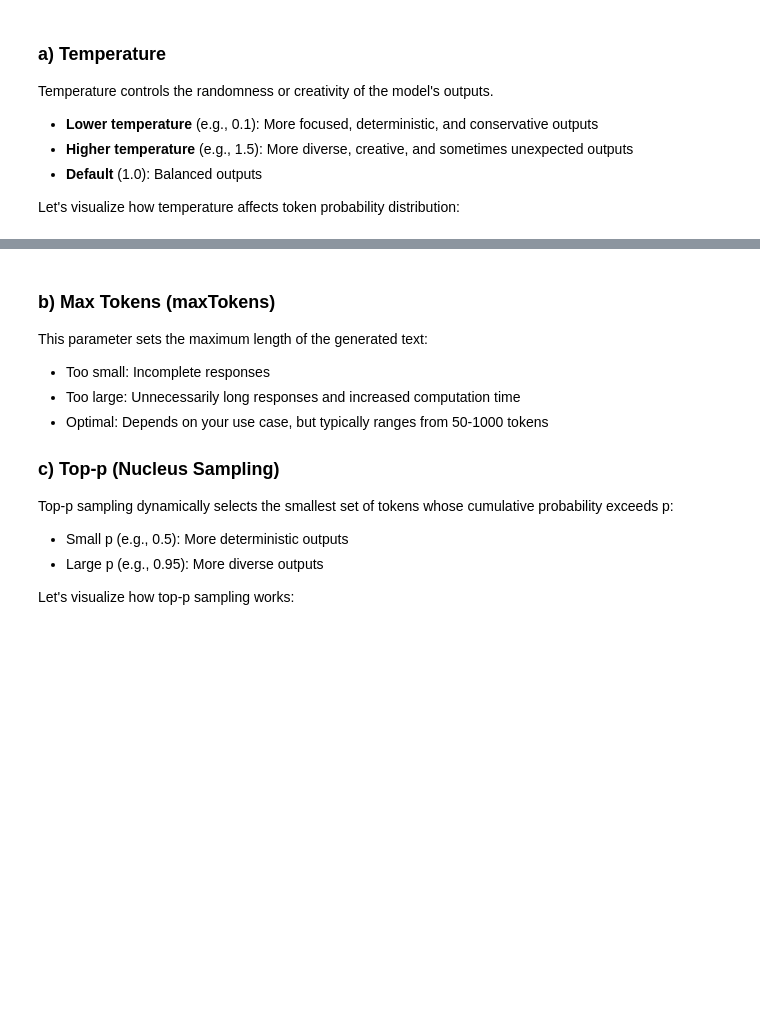
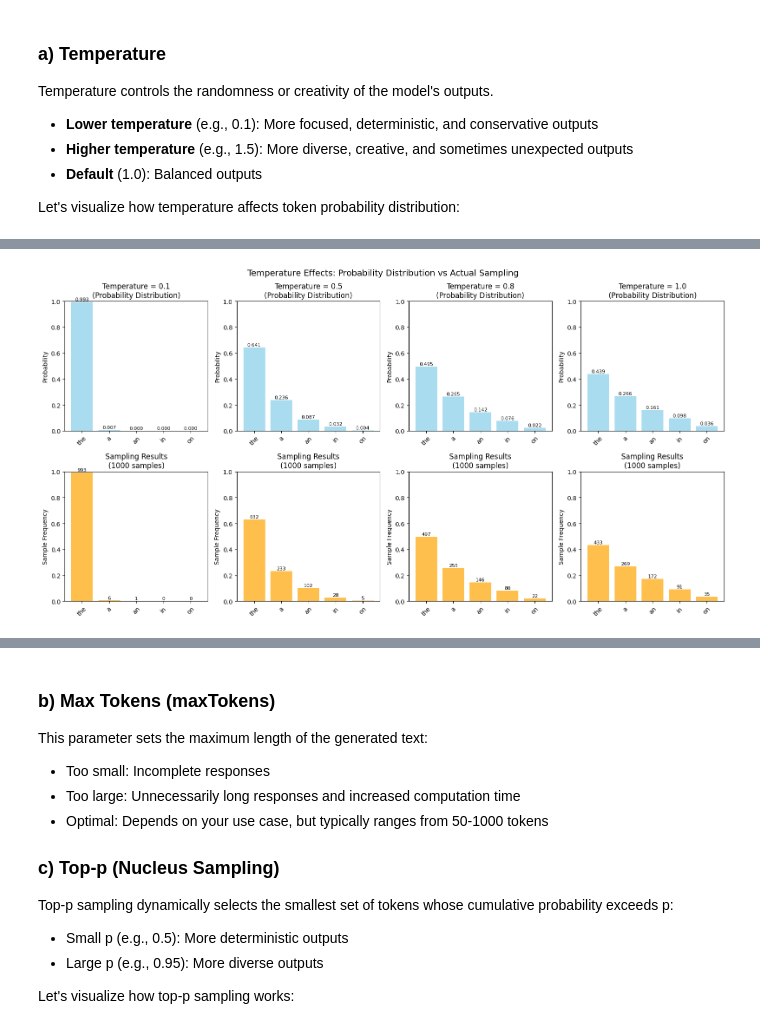
Before and after one commit to puria-izady/mastering-generative-ai, a Jupyter notebook: lab_4_llm/Lab4_Bedrock.ipynb, the cells around one changed output, grey strips where cells are left out. Cells and saved outputs as stored; diff of their text form; code cells hidden in the pictures; blank space fills up the shorter version.

```diff
--- a/lab_4_llm/Lab4_Bedrock.ipynb
+++ b/lab_4_llm/Lab4_Bedrock.ipynb
@@ -341,0 +318,73 @@ plt.show()
+# %%
+import numpy as np
+import matplotlib.pyplot as plt
+from collections import Counter
+
+# Example logits (raw model outputs before softmax)
+logits = np.array([2.0, 1.5, 1.0, 0.5, -0.5])
+token_names = ["the", "a", "an", "in", "on"]
+
+temperatures = [0.1, 0.5, 0.8, 1.0]
+n_samples = 1000  # Number of samples to draw for each temperature
+
+fig, axes = plt.subplots(2, 4, figsize=(16, 8))
+
+for i, temp in enumerate(temperatures):
+    # Apply temperature scaling and softmax (FIXED: removed the *0.5)
+    scaled_logits = logits / temp
+    probs = np.exp(scaled_logits) / np.sum(np.exp(scaled_logits))
+
+    # Top subplot: Show probability distributions
+    axes[0, i].bar(token_names, probs, alpha=0.7, color='skyblue')
+    axes[0, i].set_title(f"Temperature = {temp}\n(Probability Distribution)")
+    axes[0, i].set_ylabel("Probability")
+    axes[0, i].set_ylim(0, 1)
+    axes[0, i].tick_params(axis='x', rotation=45)
+
+    # Add probability values on top of bars
+    for j, prob in enumerate(probs):
+        axes[0, i].text(j, prob + 0.01, f'{prob:.3f}', ha='center', fontsize=8)
+
+    # Bottom subplot: Show sampling results (the randomness!)
+    samples = np.random.choice(len(token_names), size=n_samples, p=probs)
+    sample_counts = Counter(samples)
+    sample_probs = [sample_counts[j] / n_samples for j in range(len(token_names))]
+
+    axes[1, i].bar(token_names, sample_probs, alpha=0.7, color='orange')
+    axes[1, i].set_title(f"Sampling Results\n({n_samples} samples)")
+    axes[1, i].set_ylabel("Sample Frequency")
+    axes[1, i].set_ylim(0, 1)
+    axes[1, i].tick_params(axis='x', rotation=45)
+
+    # Add sample counts on top of bars
+    for j, freq in enumerate(sample_probs):
+        axes[1, i].text(j, freq + 0.01, f'{int(freq * n_samples)}', ha='center', fontsize=8)
+
+plt.tight_layout()
+plt.suptitle("Temperature Effects: Probability Distribution vs Actual Sampling",
+             fontsize=14, y=1.02)
+plt.show()
+
+# Additional demonstration: Show entropy and sample diversity
+print("Temperature Analysis:")
+print("=" * 50)
+for temp in temperatures:
+    scaled_logits = logits / temp
+    probs = np.exp(scaled_logits) / np.sum(np.exp(scaled_logits))
+
+    # Calculate entropy (measure of randomness)
+    entropy = -np.sum(probs * np.log2(probs + 1e-10))
+
+    # Sample and calculate unique tokens in first 100 samples
+    samples = np.random.choice(len(token_names), size=100, p=probs)
+    unique_tokens = len(set(samples))
+    most_common = Counter(samples).most_common(1)[0]
+
+    print(f"Temperature {temp}:")
+    print(f"  Entropy: {entropy:.3f} bits")
+    print(f"  Most likely token: '{token_names[np.argmax(probs)]}' ({probs.max():.3f})")
+    print(f"  Unique tokens in 100 samples: {unique_tokens}/5")
+    print(f"  Most sampled: '{token_names[most_common[0]]}' ({most_common[1]} times)")
+    print()
+# %% [output]
+[figure, added]
```
Also changed, not shown: parts of 16 cells of this notebook, 23 other files.
